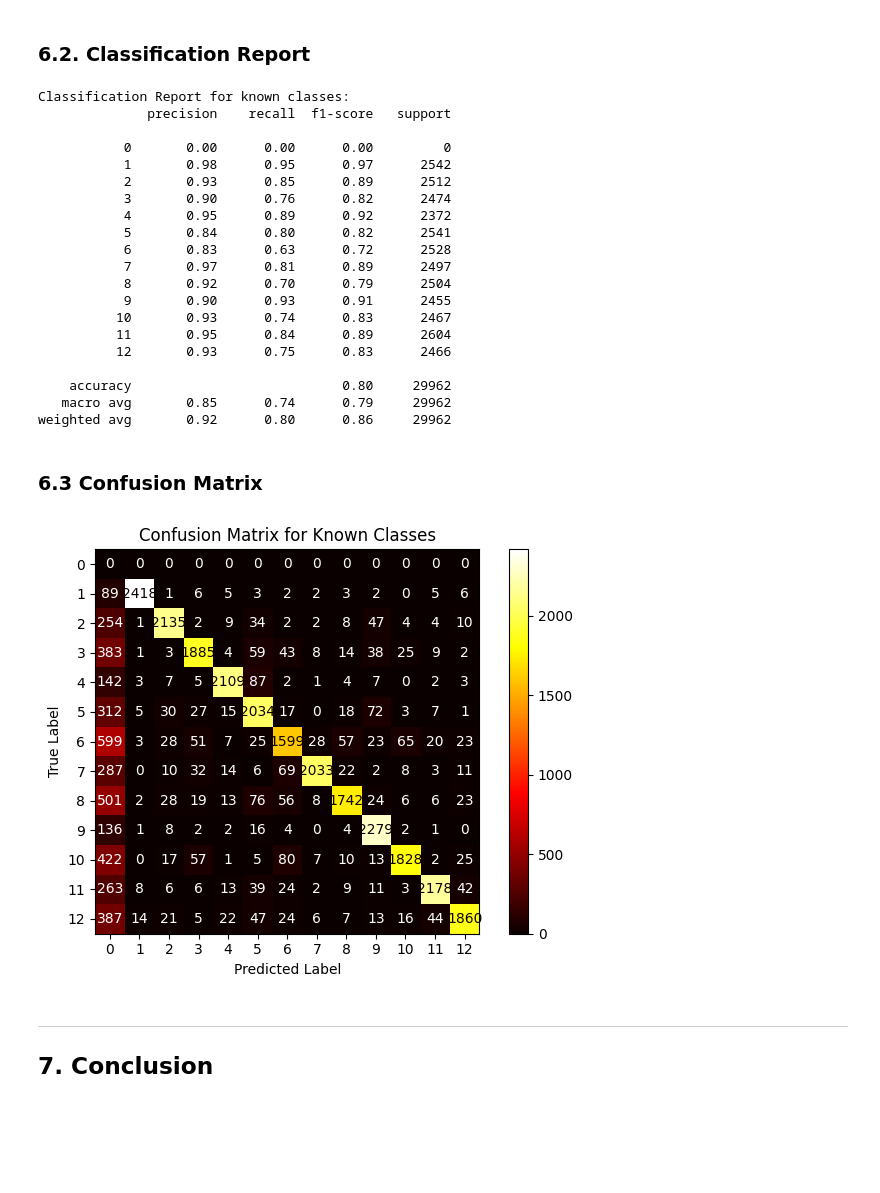
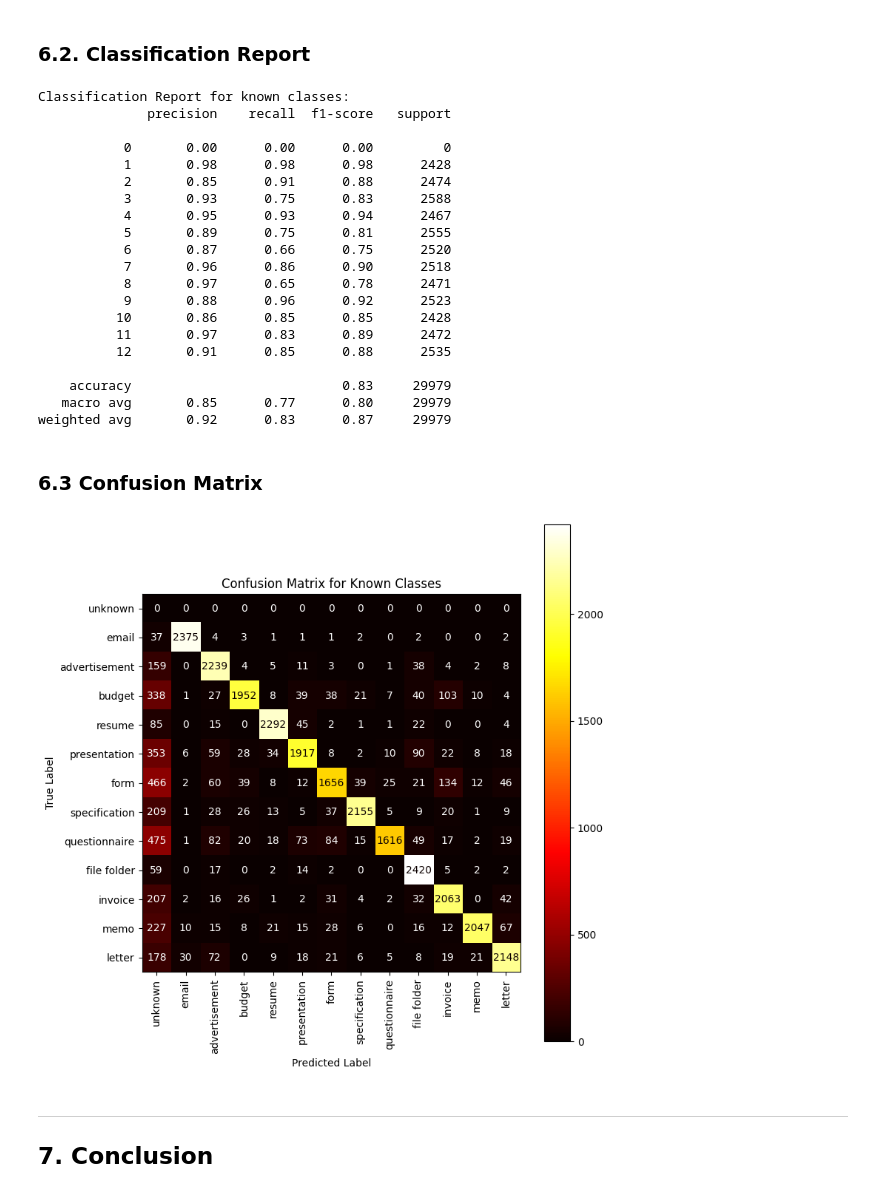
Before and after one commit to SherifHamed1/Invoice-Classification-From-Scanned-Documents, a Jupyter notebook: notebook.ipynb, the cells around one changed output. Saved outputs shown, nothing was run; the diff lists cells and outputs as text; code cells hidden in the pictures; blank space fills up the shorter version.

Commit message:
Completed Model Training

```diff
--- a/notebook.ipynb
+++ b/notebook.ipynb
@@ -364,7 +364,6 @@ class ResidualConvolutionBlock(nn.Module):
         return x
 
 
-# Just creating a Function that return a nn.sequential would have been easier
 class DocumentCNN(nn.Module):
     def __init__(self, K1, K2, K3, O):
         super(DocumentCNN, self).__init__()
@@ -375,9 +374,9 @@ class DocumentCNN(nn.Module):
 
         self.block3 = ResidualConvolutionBlock(input = K2, output=K3,kernel=3,stride_in_conv=1,add_pool=True,add_drop=True,drop = 0.2) # 14 -- pool --> 7
 
-        self.block4 = ResidualConvolutionBlock(input = K3, output=K3,kernel=3,stride_in_conv=1,add_pool=True,add_drop=True,drop=0.25) # 7 --> 7
+        self.block4 = ResidualConvolutionBlock(input = K3, output=K3,kernel=3,stride_in_conv=1,add_pool=False,add_drop=True,drop=0.25) # 7 --> 7
 
-        self.block5 = ResidualConvolutionBlock(input = K3, output=K3,kernel=3,stride_in_conv=1,add_pool=True,add_drop=True,drop=0.25) # 7 --> 7
+        self.block5 = ResidualConvolutionBlock(input = K3, output=K3,kernel=3,stride_in_conv=1,add_pool=False,add_drop=True,drop=0.25) # 7 --> 7
 
         self.avgpooling = nn.AdaptiveAvgPool2d((2, 2)) # 7 -> 2 x 2
 
@@ -406,7 +405,7 @@ Here the loss function is defined. The goal of [Entropic Open-Set Loss](https://
 Importantly, a alpha value is used to control the influence of the unknown sample's loss on the total loss. The unknown class has a much higher sample count than any other class and the alpha value will help control this imbalance.
 # %%
 class EntropicOpenSetLoss(nn.Module):
-    def __init__(self, alpha = 0.1):
+    def __init__(self, alpha = 0.2):
         super().__init__()
 
         self.alpha = alpha
@@ -515,7 +562,7 @@ def training_loop(network, train_loader, val_loader, alpha, epochs, lr, device):
 # %% [markdown]
 ### 5.2. Construct Test loop for network evaluation
 # %%
-def evaluate_on_testset(network, test_loader, device):
+def evaluate_on_testset(network, test_loader, thres, device):
     network.eval()
     test_loss = 0
     test_correct = 0
@@ -536,7 +583,7 @@ def evaluate_on_testset(network, test_loader, device):
 
             probs = torch.softmax(z[:, 1:], dim=1)
             max_probs, pred_known = torch.max(probs, dim=1)
-            threshold = 0.5
+            threshold = thres
             prediction = torch.where(max_probs < threshold, 0, pred_known + 1)
 
             all_preds.append(prediction.cpu())
@@ -599,12 +646,16 @@ Epoch 10/10 - Train Loss: 0.6265, Train Acc: 0.8331 | Val Loss: 0.5673, Val Acc:
 # %% [markdown]
 ### 5.3. Run Test loop
 # %%
-# K1 = 32
-# K2 = 64
-# K3 = 128
+K1 = 32
+K2 = 64
+K3 = 128
 
-# model = DocumentCNN(K1=K1, K2=K2, K3=K3, O=len(updated_classes)).to(device)
-# model.load_state_dict(torch.load('first_model.pth', map_location=device))
 
-y_true, y_pred, y_logits = evaluate_on_testset(model,test_loader,device)
+
+model = DocumentCNN(K1=K1, K2=K2, K3=K3, O=len(updated_classes)).to(device)
+saved_model = torch.load('final_model_best_val_loss.pth', map_location=device,weights_only=False)
+model.load_state_dict(saved_model['model_state_dict'])
+best_thresh = saved_model['threshold']
+
+y_true, y_pred, y_logits = evaluate_on_testset(model,test_loader,best_thresh,device)
 # %% [output]
@@ -646,50 +692,49 @@ Overall Accuracy (Open Set Accuracy): 0.7546461538461539
 ### 6.2. Classification Report
 # %%
 print("Classification Report for known classes:")
-print(classification_report(y_true_known_classes,y_pred_known_classes,))
+print(classification_report(y_true_known_classes,y_pred_known_classes, zero_division=0))
 # %% [output]
 Classification Report for known classes:
               precision    recall  f1-score   support
 
            0       0.00      0.00      0.00         0
-           1       0.98      0.95      0.97      2542
-           2       0.93      0.85      0.89      2512
-           3       0.90      0.76      0.82      2474
-           4       0.95      0.89      0.92      2372
-           5       0.84      0.80      0.82      2541
-           6       0.83      0.63      0.72      2528
-           7       0.97      0.81      0.89      2497
-           8       0.92      0.70      0.79      2504
-           9       0.90      0.93      0.91      2455
-          10       0.93      0.74      0.83      2467
-          11       0.95      0.84      0.89      2604
-          12       0.93      0.75      0.83      2466
+           1       0.98      0.98      0.98      2428
+           2       0.85      0.91      0.88      2474
+           3       0.93      0.75      0.83      2588
+           4       0.95      0.93      0.94      2467
+           5       0.89      0.75      0.81      2555
+           6       0.87      0.66      0.75      2520
+           7       0.96      0.86      0.90      2518
+           8       0.97      0.65      0.78      2471
+           9       0.88      0.96      0.92      2523
+          10       0.86      0.85      0.85      2428
+          11       0.97      0.83      0.89      2472
+          12       0.91      0.85      0.88      2535
 
-    accuracy                           0.80     29962
-   macro avg       0.85      0.74      0.79     29962
-weighted avg       0.92      0.80      0.86     29962
+    accuracy                           0.83     29979
+   macro avg       0.85      0.77      0.80     29979
+weighted avg       0.92      0.83      0.87     29979
 # %% [markdown]
 ### 6.3 Confusion Matrix
 # %%
 from sklearn.metrics import confusion_matrix, ConfusionMatrixDisplay
 import matplotlib.pyplot as plt
-# Assuming y_true_known_classes and y_pred_known_classes are already defined
 
-# 1. Generate the actual confusion matrix (numerical array)
 known_class_matrix = confusion_matrix(y_true_known_classes, y_pred_known_classes)
 
-# 2. Create the ConfusionMatrixDisplay object with the numerical matrix
-disp = ConfusionMatrixDisplay(confusion_matrix=known_class_matrix)
+disp = ConfusionMatrixDisplay(confusion_matrix=known_class_matrix,display_labels=ds['train'].features['label'].names)
 
-# 3. Plot the confusion matrix
-disp.plot(cmap=plt.cm.hot)
+
+fig, ax = plt.subplots(figsize=(8, 8))
+disp.plot(cmap=plt.cm.hot, ax=ax)
+plt.setp(ax.get_xticklabels(), rotation=90)
 plt.title('Confusion Matrix for Known Classes')
 plt.xlabel('Predicted Label')
 plt.ylabel('True Label')
 plt.tight_layout()
 plt.show()
 # %% [output]
-[figure, old version]
+[figure, new version]
 # %% [markdown]
 ---
 ## 7. Conclusion
```
Also changed, not shown: parts of 8 cells of this notebook, 2 other files.
